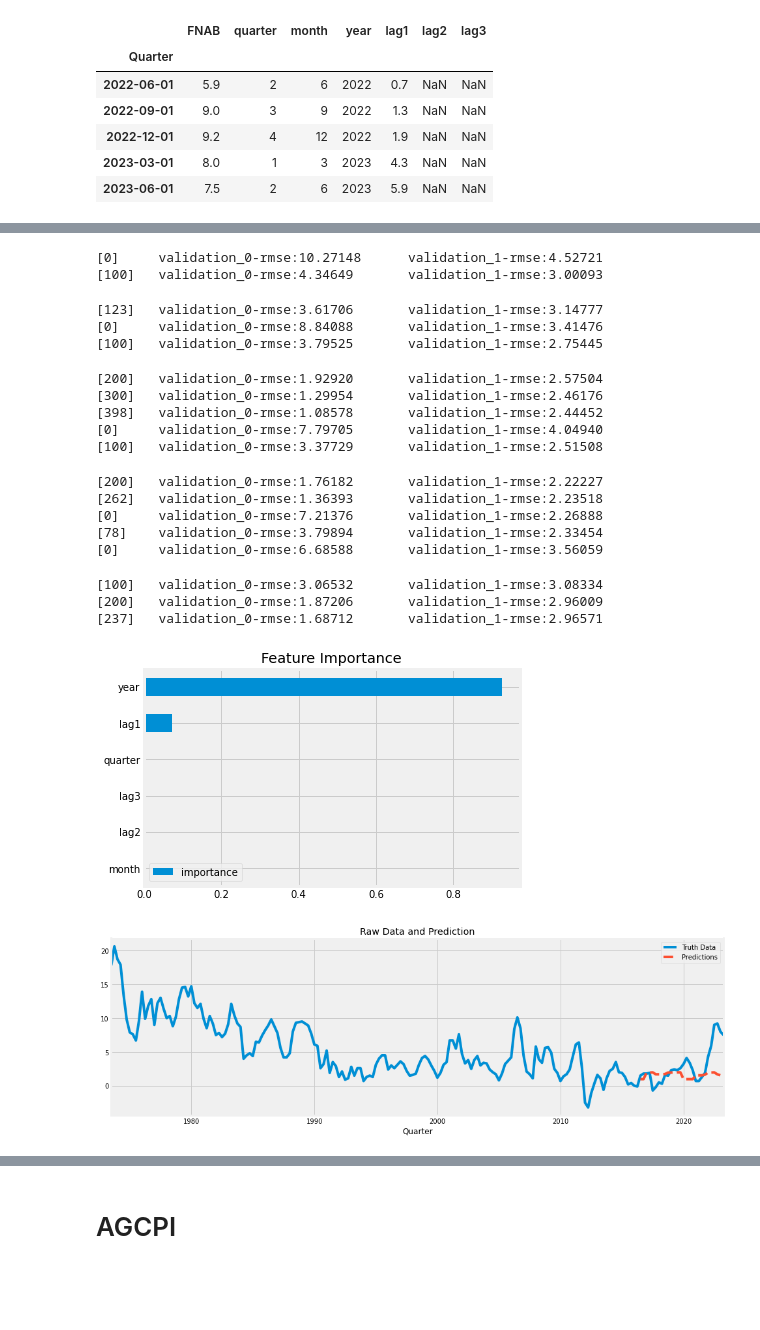
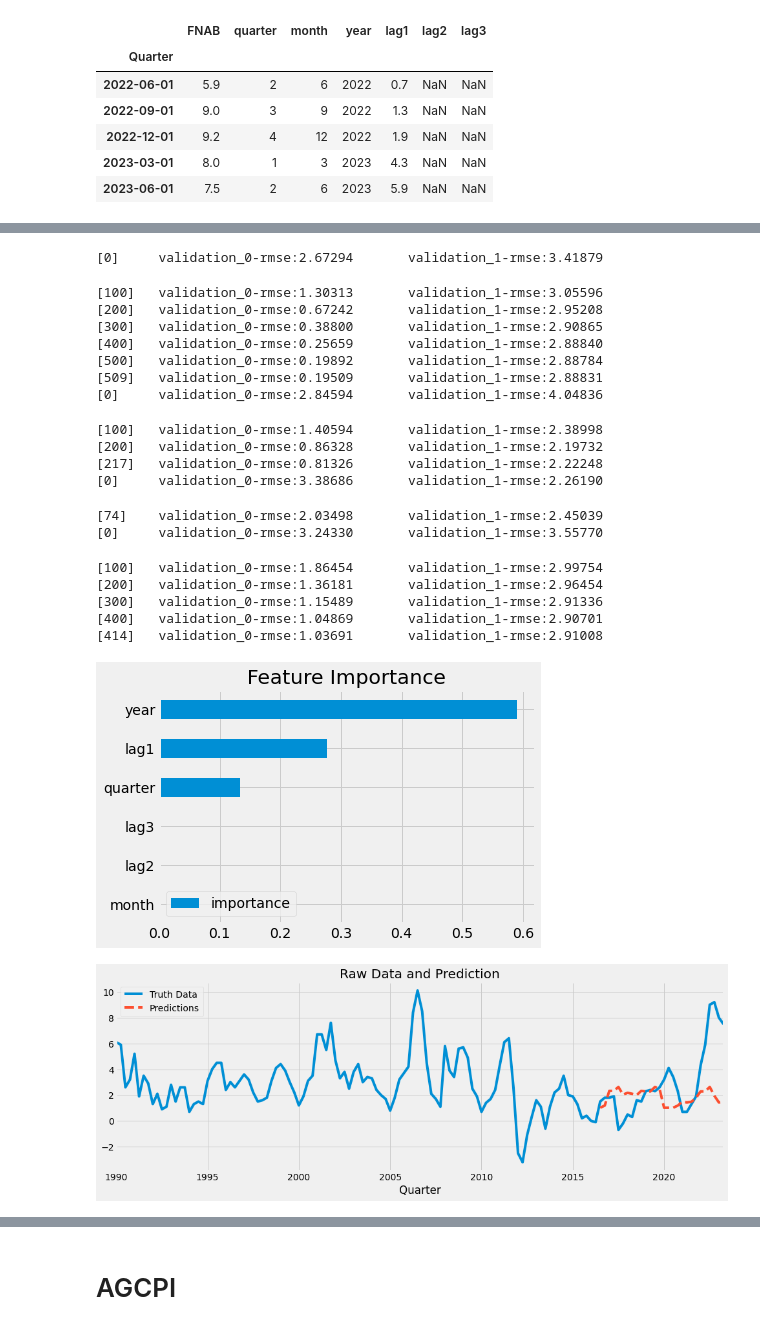
Before and after one commit to mlay0009/fit3164_ds16, a Jupyter notebook: Datasets/Clean Datasets/complex_forecasting.ipynb, the cells around one changed output, grey strips where cells are left out. Saved outputs shown, nothing was run; the diff lists cells and outputs as text; code cells hidden in the pictures; blank space fills up the shorter version.

```diff
--- a/Datasets/Clean Datasets/complex_forecasting.ipynb
+++ b/Datasets/Clean Datasets/complex_forecasting.ipynb
@@ -26,11 +26,13 @@ df.index = pd.to_datetime(df.index)
 fnab_df = df[['Quarter', 'FNAB']]
 fnab_df = fnab_df.set_index('Quarter')
 fnab_df.index = pd.to_datetime(fnab_df.index)
+fnab_df = fnab_df[fnab_df.index >= '1990-03-01']
 print(fnab_df.tail())
 
 agcpi_df = df[['Quarter', 'AGCPI']]
 agcpi_df = agcpi_df.set_index('Quarter')
 agcpi_df.index = pd.to_datetime(agcpi_df.index)
+agcpi_df = agcpi_df[agcpi_df.index >= '1990-03-01']
 print(agcpi_df.tail())
 # %% [output]
             FNAB
@@ -81,13 +83,13 @@ plt.show()
 # Cross Validation using n-folds
 from sklearn.model_selection import TimeSeriesSplit
 
-tss = TimeSeriesSplit(n_splits=5, test_size=4*7, gap=4)
-fanb_df = fnab_df.sort_index()
+tss = TimeSeriesSplit(n_splits=4, test_size=4*7, gap=4)
+fnab_df = fnab_df.sort_index()
 
 fig, axs = plt.subplots(5, 1, figsize=(15, 15), sharex=True)
 
 fold = 0
-for train_idx, val_idx in tss.split(df):
+for train_idx, val_idx in tss.split(fnab_df):
     train = fnab_df.iloc[train_idx]
     test = fnab_df.iloc[val_idx]
     train['FNAB'].plot(ax=axs[fold],
@@ -161,7 +163,7 @@ plt.show()
 
 from sklearn.model_selection import TimeSeriesSplit
 
-tss = TimeSeriesSplit(n_splits=5, test_size=4*7, gap=4)
+tss = TimeSeriesSplit(n_splits=4, test_size=4*7, gap=4)
 fnab_df = fnab_df.sort_index()
 
 fold = 0
@@ -188,53 +190,54 @@ for train_idx, val_idx in tss.split(fnab_df):
                            n_estimators=1000,
                            early_stopping_rounds=50,
                            objective='reg:linear',
                            max_depth=3,
                            learning_rate=0.01)
     reg.fit(X_train, y_train,
             eval_set=[(X_train, y_train), (X_test, y_test)],
             verbose=100)
 
     y_pred = reg.predict(X_test)
     preds.append(y_pred)
     score = np.sqrt(mean_squared_error(y_test, y_pred))
     scores.append(score)
 
 # Feature Importance
 fi = pd.DataFrame(data=reg.feature_importances_,
              index=reg.feature_names_in_,
              columns=['importance'])
 fi.sort_values('importance').plot(kind='barh', title='Feature Importance')
 plt.show()
 
 # Raw Data & Prediction
 test['prediction'] = reg.predict(X_test)
 fnab_df = fnab_df.merge(test[['prediction']], how='left', left_index=True, right_index=True)
 ax = fnab_df[['FNAB']].plot(figsize=(15, 5))
 fnab_df['prediction'].plot(ax=ax, style='--')
 plt.legend(['Truth Data', 'Predictions'])
 ax.set_title('Raw Data and Prediction')
 plt.show()
 # %% [output]
-[0]     validation_0-rmse:10.27148      validation_1-rmse:4.52721
-[100]   validation_0-rmse:4.34649       validation_1-rmse:3.00093
+[0]     validation_0-rmse:2.67294       validation_1-rmse:3.41879
-[123]   validation_0-rmse:3.61706       validation_1-rmse:3.14777
-[0]     validation_0-rmse:8.84088       validation_1-rmse:3.41476
-[100]   validation_0-rmse:3.79525       validation_1-rmse:2.75445
+[100]   validation_0-rmse:1.30313       validation_1-rmse:3.05596
+[200]   validation_0-rmse:0.67242       validation_1-rmse:2.95208
+[300]   validation_0-rmse:0.38800       validation_1-rmse:2.90865
+[400]   validation_0-rmse:0.25659       validation_1-rmse:2.88840
+[500]   validation_0-rmse:0.19892       validation_1-rmse:2.88784
+[509]   validation_0-rmse:0.19509       validation_1-rmse:2.88831
+[0]     validation_0-rmse:2.84594       validation_1-rmse:4.04836
-[200]   validation_0-rmse:1.92920       validation_1-rmse:2.57504
-[300]   validation_0-rmse:1.29954       validation_1-rmse:2.46176
-[398]   validation_0-rmse:1.08578       validation_1-rmse:2.44452
-[0]     validation_0-rmse:7.79705       validation_1-rmse:4.04940
-[100]   validation_0-rmse:3.37729       validation_1-rmse:2.51508
+[100]   validation_0-rmse:1.40594       validation_1-rmse:2.38998
+[200]   validation_0-rmse:0.86328       validation_1-rmse:2.19732
+[217]   validation_0-rmse:0.81326       validation_1-rmse:2.22248
+[0]     validation_0-rmse:3.38686       validation_1-rmse:2.26190
-[200]   validation_0-rmse:1.76182       validation_1-rmse:2.22227
-[262]   validation_0-rmse:1.36393       validation_1-rmse:2.23518
-[0]     validation_0-rmse:7.21376       validation_1-rmse:2.26888
-[78]    validation_0-rmse:3.79894       validation_1-rmse:2.33454
-[0]     validation_0-rmse:6.68588       validation_1-rmse:3.56059
+[74]    validation_0-rmse:2.03498       validation_1-rmse:2.45039
+[0]     validation_0-rmse:3.24330       validation_1-rmse:3.55770
-[100]   validation_0-rmse:3.06532       validation_1-rmse:3.08334
-[200]   validation_0-rmse:1.87206       validation_1-rmse:2.96009
-[237]   validation_0-rmse:1.68712       validation_1-rmse:2.96571
+[100]   validation_0-rmse:1.86454       validation_1-rmse:2.99754
+[200]   validation_0-rmse:1.36181       validation_1-rmse:2.96454
+[300]   validation_0-rmse:1.15489       validation_1-rmse:2.91336
+[400]   validation_0-rmse:1.04869       validation_1-rmse:2.90701
+[414]   validation_0-rmse:1.03691       validation_1-rmse:2.91008
-[figure, old version]
+[figure, new version]
-[figure, old version]
+[figure, new version]
 # %%
 # Look at fold scores
 print(f'Score across folds {np.mean(scores):0.4f}')
```
Also changed, not shown: parts of 19 cells of this notebook.
